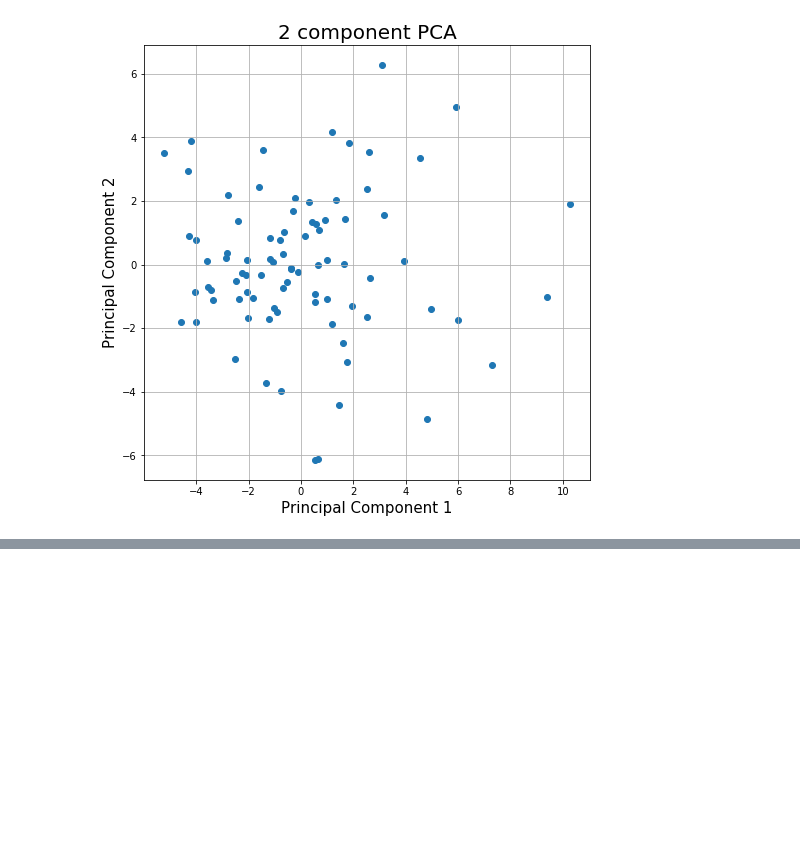
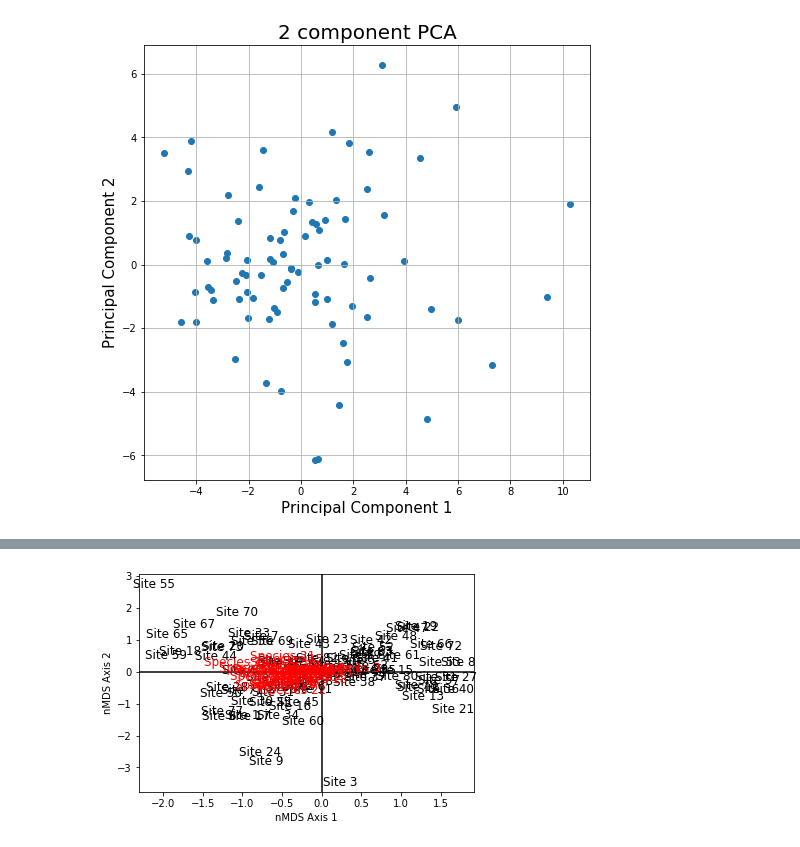
Before and after one commit to comaecliptic/music_project, a Jupyter notebook: ordinations.ipynb, the cells around one changed output, grey strips where cells are left out. Saved outputs shown, nothing was run; the diff lists cells and outputs as text; code cells hidden in the pictures; blank space fills up the shorter version.

```diff
--- a/ordinations.ipynb
+++ b/ordinations.ipynb
@@ -463,0 +42,8 @@ array([[-4.06822838e-01, -7.08902055e-01],
+# %%
+# AND NOW... NMDS
+import ecopy as ep
+
+nmds_df = df.iloc[1:, 1:].values**2 # Does not work with negative numbers
+nmds_df_T = ep.transform(nmds_df, 'wisconsin')
+nmds_df_D = ep.distance(nmds_df_T, 'bray')
+musicMDS = ep.MDS(nmds_df_D, transform='monotone')
@@ -463,0 +68,4 @@ array([[-4.06822838e-01, -7.08902055e-01],
+# %%
+musicMDS.biplot(descriptors=nmds_df_T)
+# %% [output]
+[figure, added]
```
Also changed, not shown: parts of 36 cells of this notebook.
